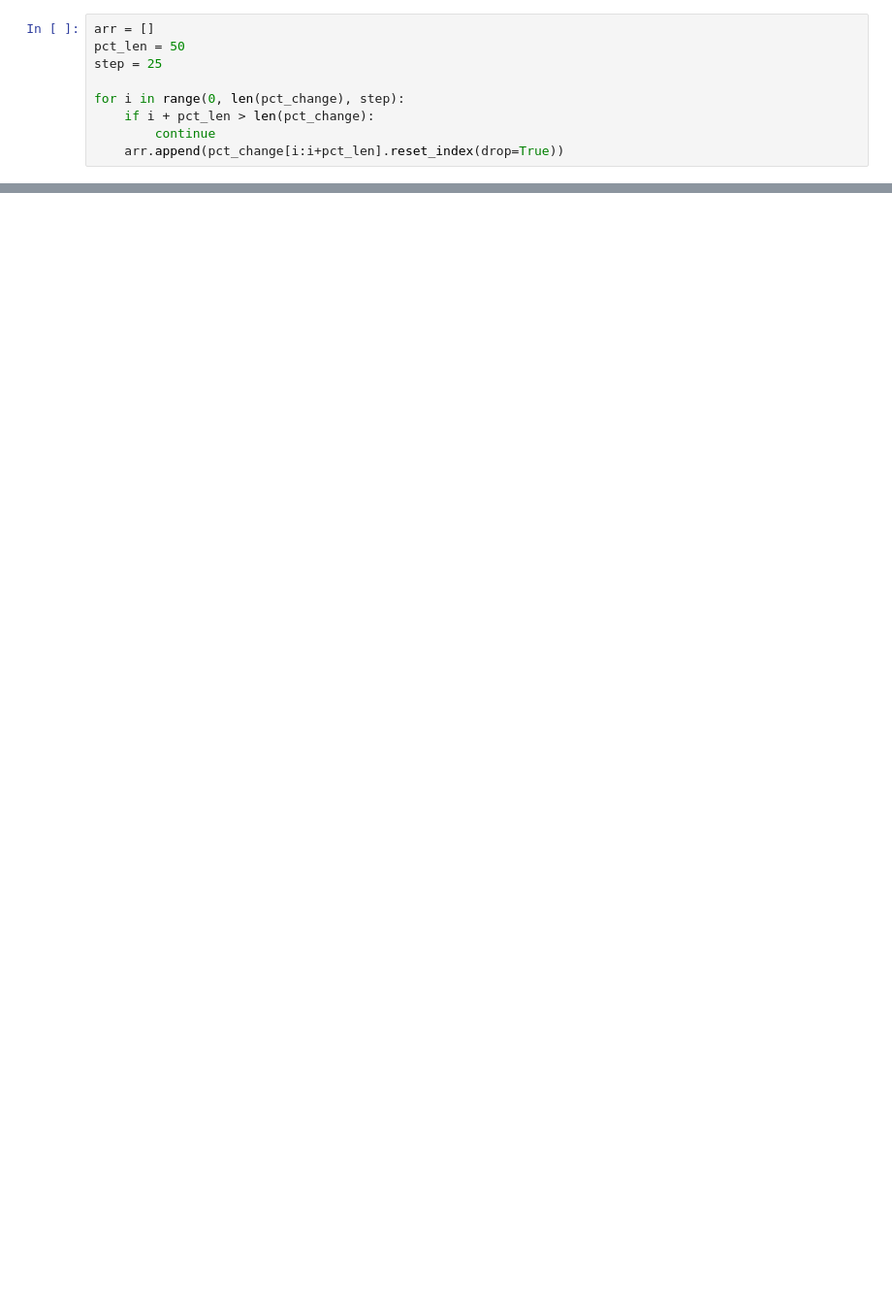
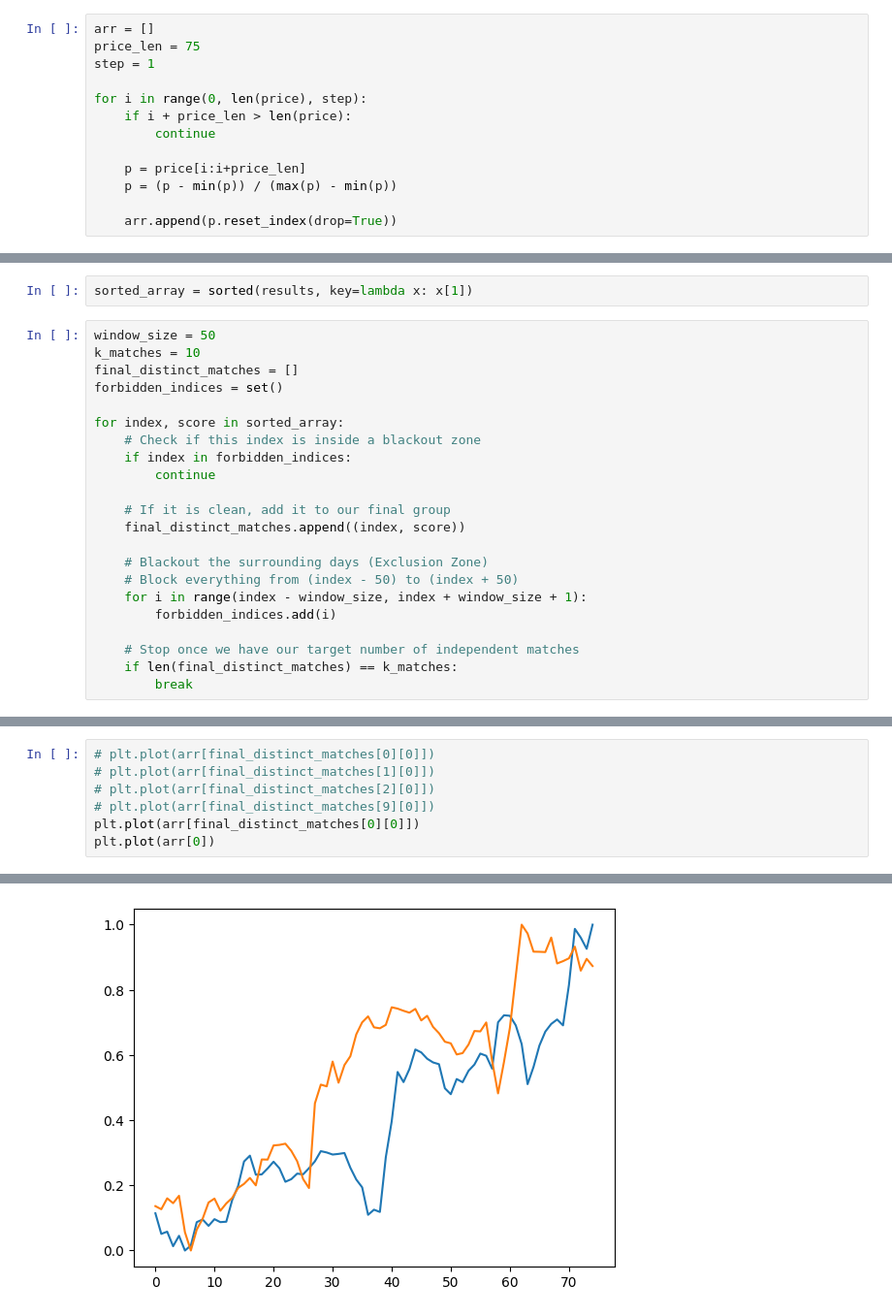
Before and after one commit to sachinstha9/motif, a Jupyter notebook: index.ipynb, the cells around one changed output, grey strips where cells are left out. Shown at 97% size. Saved outputs shown, nothing was run; the diff lists cells and outputs as text; blank space fills up the shorter version.

Commit message:
changed the percentage change parameter to normalized prices and added blackout window

```diff
--- a/index.ipynb
+++ b/index.ipynb
@@ -16,9 +11,13 @@ pct_change = pct_change[::-1].reset_index(drop=True)
 # %%
 arr = []
-pct_len = 50
-step = 25
+price_len = 75
+step = 1
 
-for i in range(0, len(pct_change), step):
-    if i + pct_len > len(pct_change):
+for i in range(0, len(price), step):
+    if i + price_len > len(price):
         continue
-    arr.append(pct_change[i:i+pct_len].reset_index(drop=True))
+
+    p = price[i:i+price_len]
+    p = (p - min(p)) / (max(p) - min(p))
+
+    arr.append(p.reset_index(drop=True))
@@ -55,0 +79,24 @@ NameError: name 'arr' is not defined
+# %%
+sorted_array = sorted(results, key=lambda x: x[1])
+# %%
+window_size = 50
+k_matches = 10
+final_distinct_matches = []
+forbidden_indices = set()
+
+for index, score in sorted_array:
+    # Check if this index is inside a blackout zone
+    if index in forbidden_indices:
+        continue
+
+    # If it is clean, add it to our final group
+    final_distinct_matches.append((index, score))
+
+    # Blackout the surrounding days (Exclusion Zone)
+    # Block everything from (index - 50) to (index + 50)
+    for i in range(index - window_size, index + window_size + 1):
+        forbidden_indices.add(i)
+
+    # Stop once we have our target number of independent matches
+    if len(final_distinct_matches) == k_matches:
+        break
@@ -55,0 +116,8 @@ NameError: name 'arr' is not defined
+# %%
+# plt.plot(arr[final_distinct_matches[0][0]])
+# plt.plot(arr[final_distinct_matches[1][0]])
+# plt.plot(arr[final_distinct_matches[2][0]])
+# plt.plot(arr[final_distinct_matches[9][0]])
+plt.plot(arr[final_distinct_matches[0][0]])
+plt.plot(arr[0])
+# %% [output]
@@ -55,0 +125 @@ NameError: name 'arr' is not defined
+[figure, added]
```
Also changed, not shown: parts of 10 cells of this notebook.
